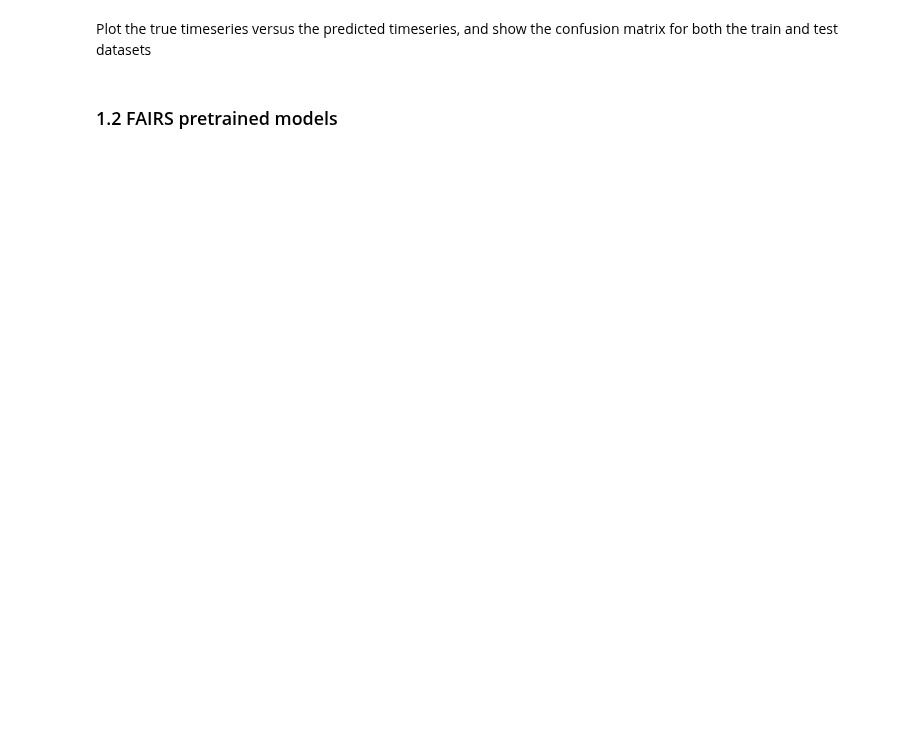
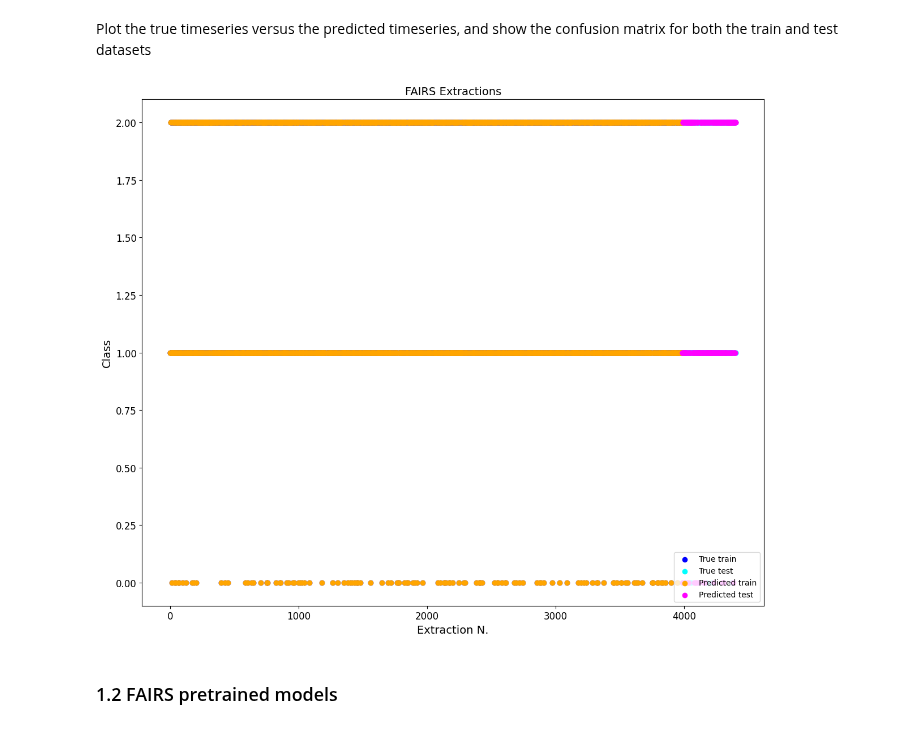
Before and after one commit to CTCycle/FAIRS-Roulette-Player, a Jupyter notebook: training/model_evaluation.ipynb, the cells around one changed output. Drawn from its saved outputs; the diff is of its cells as text; code cells hidden in the pictures; blank space fills up the shorter version.

```diff
--- a/training/model_evaluation.ipynb
+++ b/training/model_evaluation.ipynb
@@ -70,6 +88,13 @@ if parameters['model_name']=='NMM':
     X_train = np.concatenate((X_train_ext, X_train_pos), axis=1)
     X_test = np.concatenate((X_test_ext, X_test_pos), axis=1)
 
+if parameters['inverted_test'] == False:
+    train_idx = [x for x in range(len(X_train))]
+    test_idx = [x + len(train_idx) for x in range(len(X_test))]
+else:
+    test_idx = [x for x in range(len(X_test))]
+    train_idx = [x + len(test_idx) for x in range(len(X_train))]
+
 train_data = (X_train.squeeze(), Y_train_OHE)
 test_data = (X_test.squeeze(), Y_test_OHE)
 # %% [markdown]
@@ -115,3 +137,9 @@ Plot the true timeseries versus the predicted timeseries, and show the confusion
+# %%
+values = {'train' : [train_idx, Y_train.tolist(), train_predictions.tolist()],
+          'test' : [test_idx, Y_test.tolist(), test_predictions.tolist()]}
+validator.plot_timeseries_prediction(values, 'decision_tree_predictions', res_path)
+# %% [output]
+[figure, added]
 # %% [markdown]
 ### 1.2 FAIRS pretrained models
 # %%
```
Also changed, not shown: parts of 5 cells of this notebook, 1 other file.
